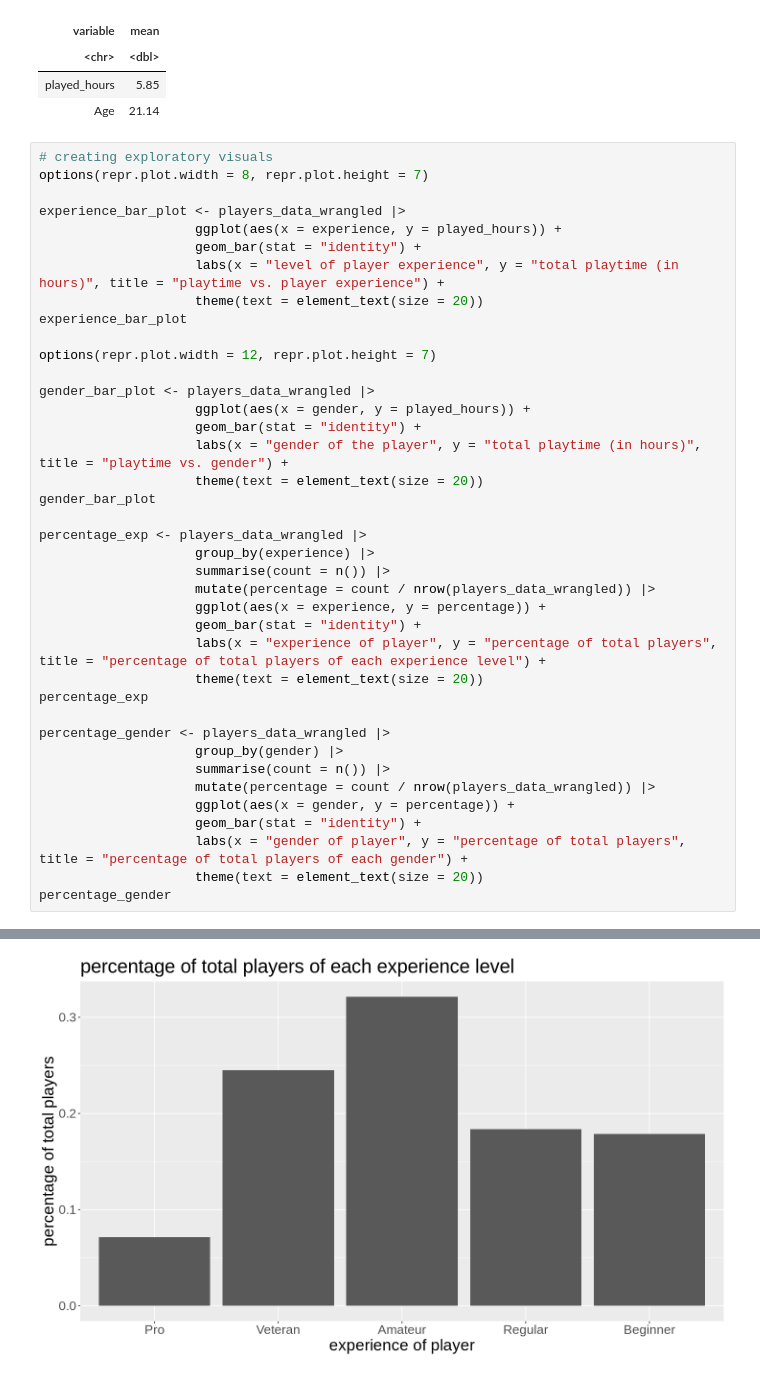
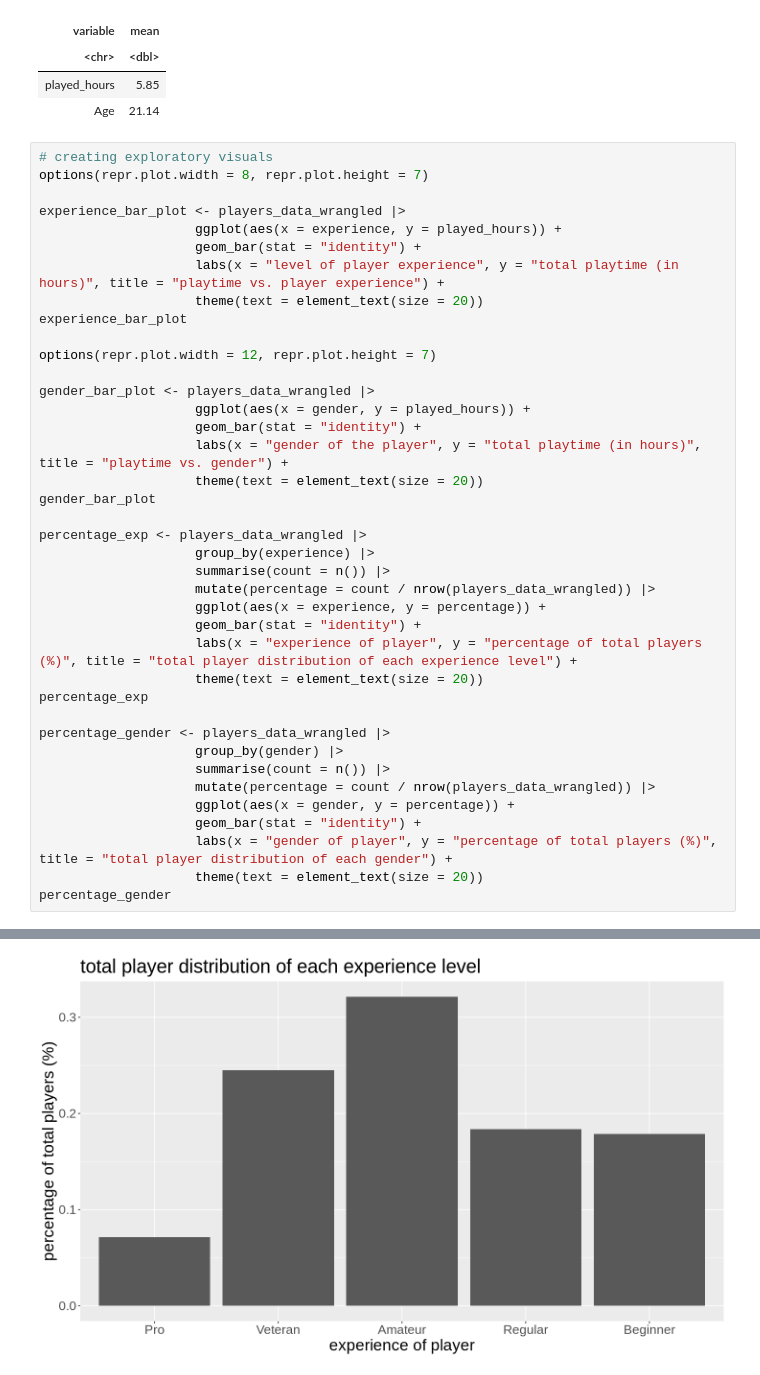
Before and after one commit to yolandapengx/dsci-100-project-ypeng927, a Jupyter notebook: Individual_Proposal.ipynb, the cells around one changed output, grey strips where cells are left out. Drawn from its saved outputs; the diff is of its cells as text.

```diff
--- a/Individual_Proposal.ipynb
+++ b/Individual_Proposal.ipynb
@@ -332,33 +260,33 @@ experience_bar_plot
 
 options(repr.plot.width = 12, repr.plot.height = 7)
 
 gender_bar_plot <- players_data_wrangled |>
                     ggplot(aes(x = gender, y = played_hours)) +
                     geom_bar(stat = "identity") +
                     labs(x = "gender of the player", y = "total playtime (in hours)", title = "playtime vs. gender") +
                     theme(text = element_text(size = 20))
 gender_bar_plot
 
 percentage_exp <- players_data_wrangled |>
                     group_by(experience) |>
                     summarise(count = n()) |>
                     mutate(percentage = count / nrow(players_data_wrangled)) |>
                     ggplot(aes(x = experience, y = percentage)) +
                     geom_bar(stat = "identity") +
-                    labs(x = "experience of player", y = "percentage of total players", title = "percentage of total players of each experience level") +
+                    labs(x = "experience of player", y = "percentage of total players (%)", title = "total player distribution of each experience level") +
                     theme(text = element_text(size = 20))
 percentage_exp
 
 percentage_gender <- players_data_wrangled |>
                     group_by(gender) |>
                     summarise(count = n()) |>
                     mutate(percentage = count / nrow(players_data_wrangled)) |>
                     ggplot(aes(x = gender, y = percentage)) +
                     geom_bar(stat = "identity") +
-                    labs(x = "gender of player", y = "percentage of total players", title = "percentage of total players of each gender") +
+                    labs(x = "gender of player", y = "percentage of total players (%)", title = "total player distribution of each gender") +
                     theme(text = element_text(size = 20))
 percentage_gender
 # %% [output]
 [figure]
 [figure]
-[figure, old version]
+[figure, new version]
```
Also changed, not shown: parts of 10 cells of this notebook.
